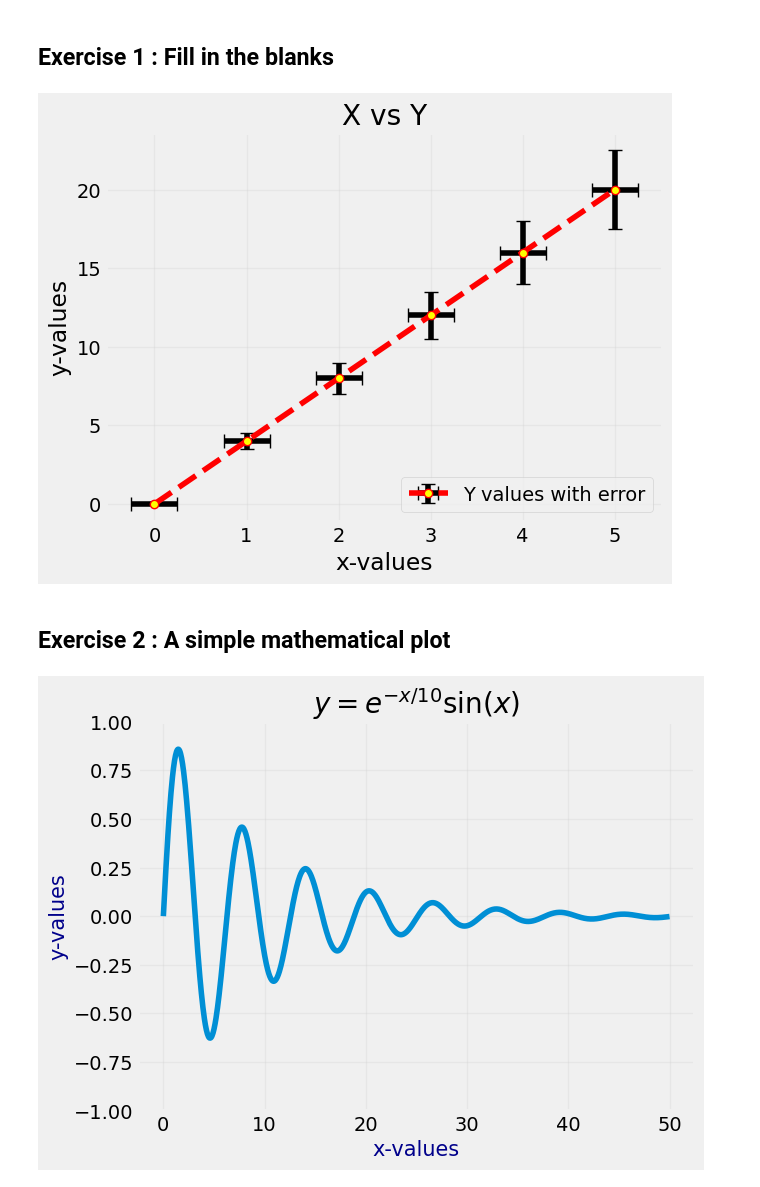
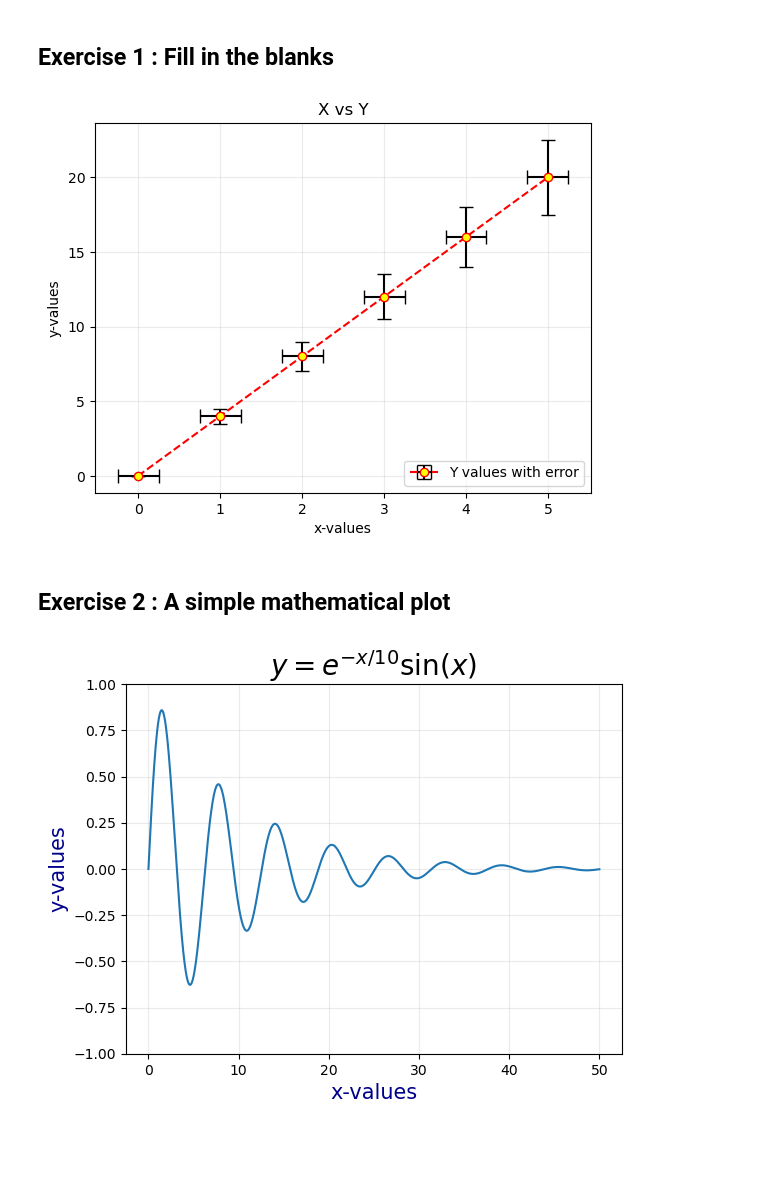
Before and after one commit to SPS-SP2273/learning-portfolio-yfongsin, a Jupyter notebook: plotting/plotting_(need).ipynb, the cells around one changed output. Saved outputs shown, nothing was run; the diff lists cells and outputs as text; code cells hidden in the pictures; blank space fills up the shorter version.

Commit message:
Completed plotting good and plotting need

```diff
--- a/plotting/plotting_(need).ipynb
+++ b/plotting/plotting_(need).ipynb
@@ -305,6 +305,8 @@ plt.style.use('default')
 ## Exercise 1 :  Fill in the blanks
 # %%
 # Some data for plotting
+plt.style.use('default')
+
 x = [0, 1, 2, 3, 4, 5]
 y = [0, 4, 8, 12, 16, 20]
 y_err = [0.0, 0.5, 1.0, 1.5, 2.0, 2.5]
@@ -323,19 +325,21 @@ plt.legend(loc = 'lower right')
 #save_file_figure(plt, argv)                  # Hide
 plt.show(block=False)
 # %% [output]
-[figure, old version]
+[figure, new version]
 # %% [markdown]
 ## Exercise 2 :  A simple mathematical plot
 # %%
+plt.style.use('default')
+
 x = np.linspace(0, 50, 1000)
 y = np.sin(x) * (np.e**(-x/10))
 
 plt.plot(x, y)
 plt.xlabel('x-values', fontsize=15, color = 'darkblue')
 plt.ylabel('y-values', fontsize=15, color = 'darkblue')
 plt.grid(alpha=.25)
 plt.title(r'$y = e^{-x/10}\sin(x)$', fontsize=20)
 plt.ylim([-1, 1])
 plt.show()
 # %% [output]
-[figure, old version]
+[figure, new version]
```
Also changed, not shown: 5 other files.
